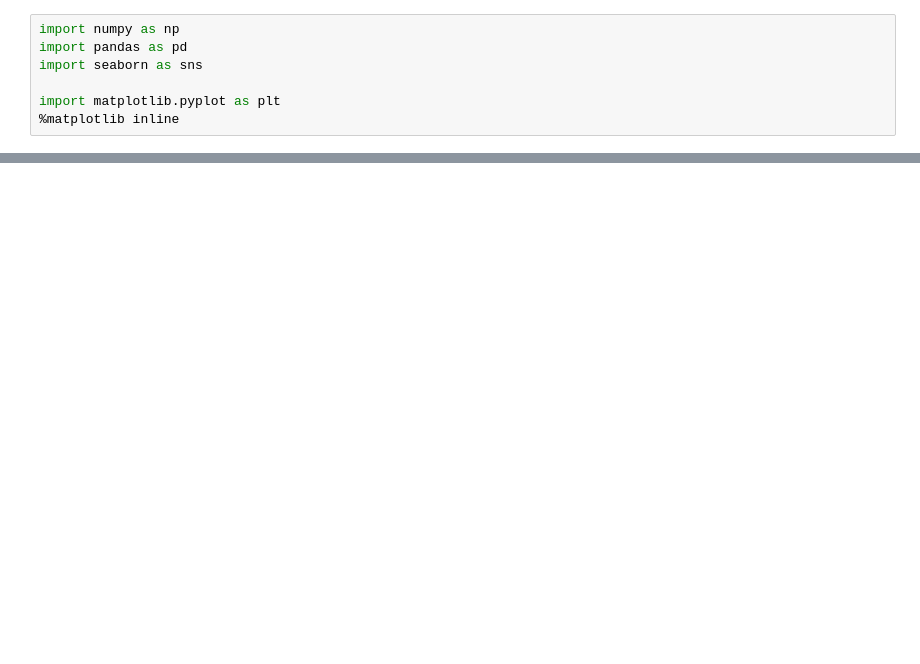
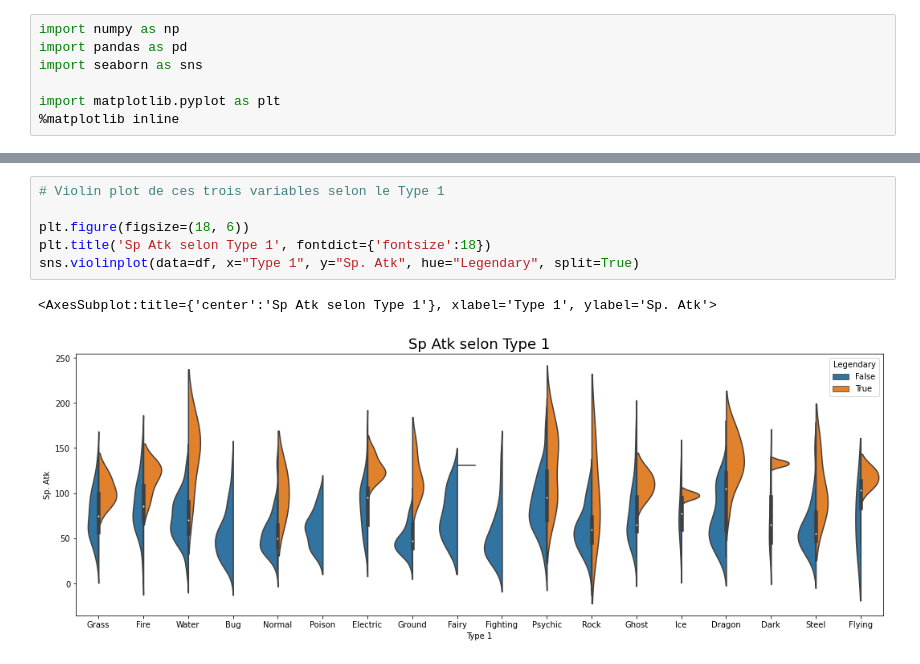
Before and after one commit to kenzabenjelloun/pokemon-challenge, a Jupyter notebook: submissions/starting-kit/simple_vis.ipynb, the cells around one changed output, grey strips where cells are left out. Saved outputs shown, nothing was run; the diff lists cells and outputs as text; blank space fills up the shorter version.

```diff
--- a/submissions/starting-kit/simple_vis.ipynb
+++ b/submissions/starting-kit/simple_vis.ipynb
@@ -53,0 +107,9 @@ Les pokemons légendaire semblenta voir une Sp. Attack élévé
+# %%
+# Violin plot de ces trois variables selon le Type 1
+
+plt.figure(figsize=(18, 6))
+plt.title('Sp Atk selon Type 1', fontdict={'fontsize':18})
+sns.violinplot(data=df, x="Type 1", y="Sp. Atk", hue="Legendary", split=True)
+# %% [output]
+<AxesSubplot:title={'center':'Sp Atk selon Type 1'}, xlabel='Type 1', ylabel='Sp. Atk'>
+[figure, added]
```
Also changed, not shown: parts of 38 cells of this notebook.
